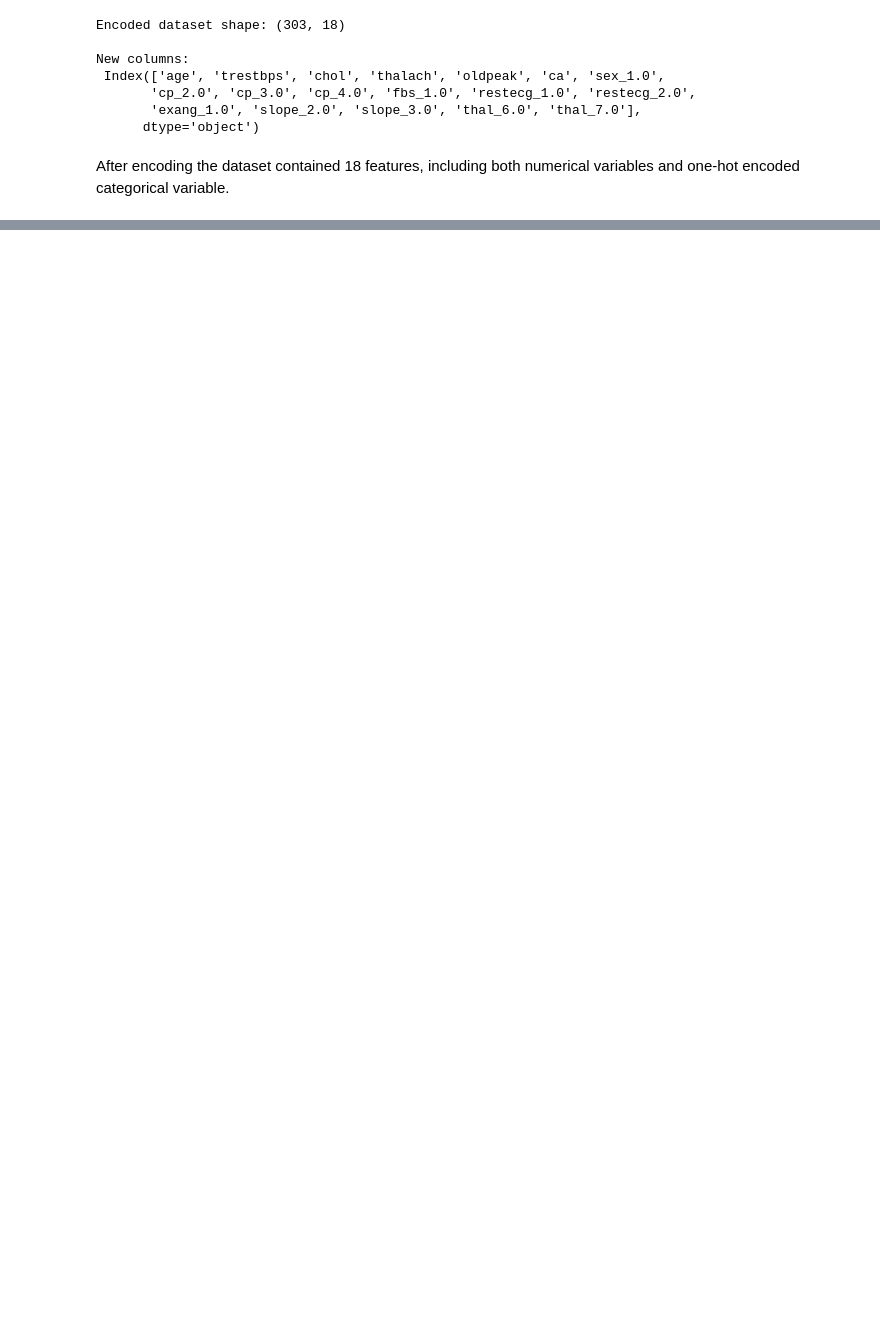
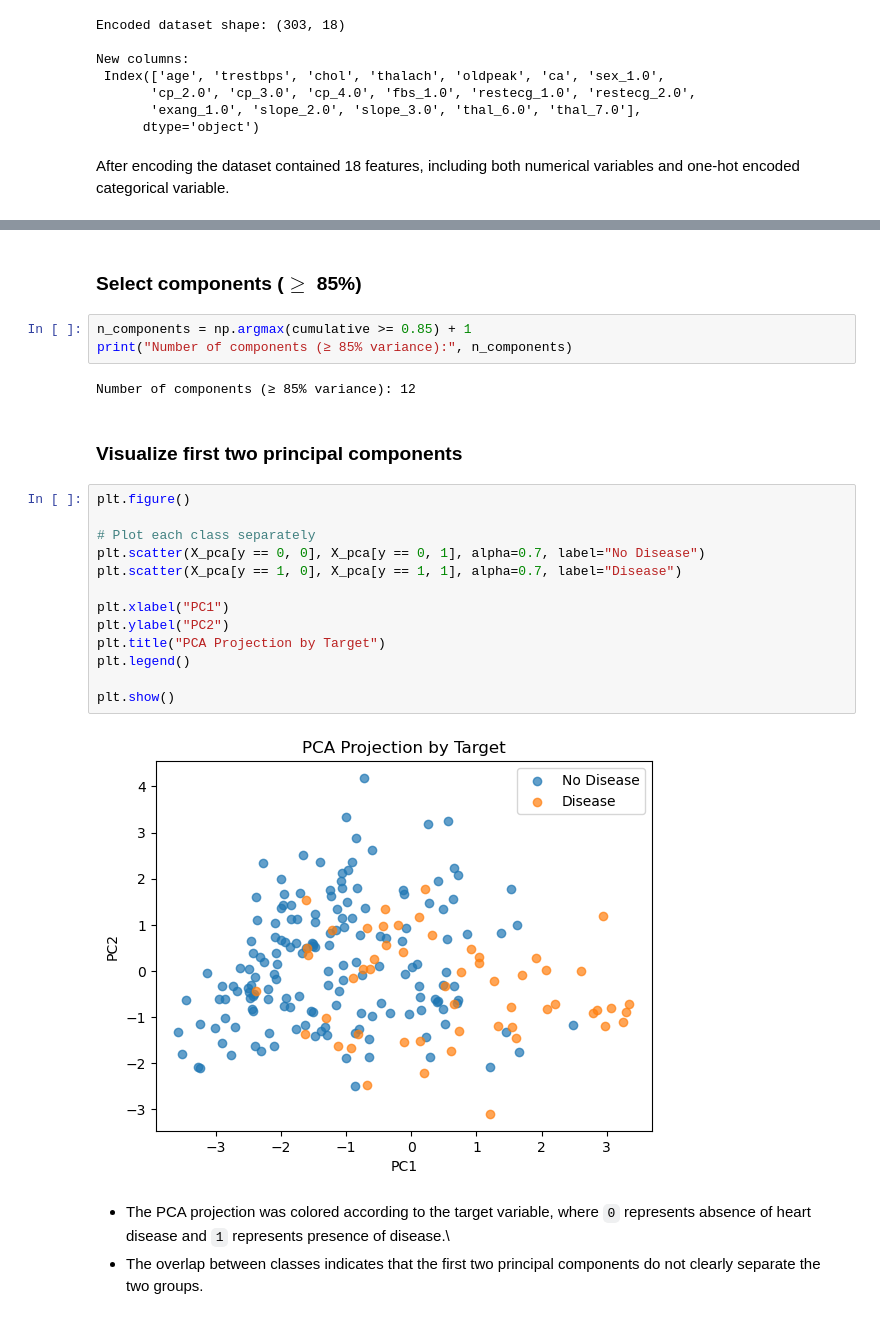
Before and after one commit to Joaomuianga/ML-team-collaboration, a Jupyter notebook: notebooks/PCA_FeactureSelection.ipynb, the cells around one changed output, grey strips where cells are left out. Saved outputs shown, nothing was run; the diff lists cells and outputs as text; blank space fills up the shorter version.

```diff
--- a/notebooks/PCA_FeactureSelection.ipynb
+++ b/notebooks/PCA_FeactureSelection.ipynb
@@ -113,0 +224,27 @@ KeyError: "['num'] not found in axis"
+# %% [markdown]
+### **Select components ($\geq$ 85\%)**
+# %%
+n_components = np.argmax(cumulative >= 0.85) + 1
+print("Number of components (≥ 85% variance):", n_components)
+# %% [output]
+Number of components (≥ 85% variance): 12
+# %% [markdown]
+### **Visualize first two principal components**
+# %%
+plt.figure()
+
+# Plot each class separately
+plt.scatter(X_pca[y == 0, 0], X_pca[y == 0, 1], alpha=0.7, label="No Disease")
+plt.scatter(X_pca[y == 1, 0], X_pca[y == 1, 1], alpha=0.7, label="Disease")
+
+plt.xlabel("PC1")
+plt.ylabel("PC2")
+plt.title("PCA Projection by Target")
+plt.legend()
+
+plt.show()
+# %% [output]
+[figure, added]
+# %% [markdown]
+- The PCA projection was colored according to the target variable, where `0` represents absence of heart disease and `1` represents presence of disease.\
+- The overlap between classes indicates that the first two principal components do not clearly separate the two groups.
```
Also changed, not shown: parts of 52 cells of this notebook, 1 other file.
